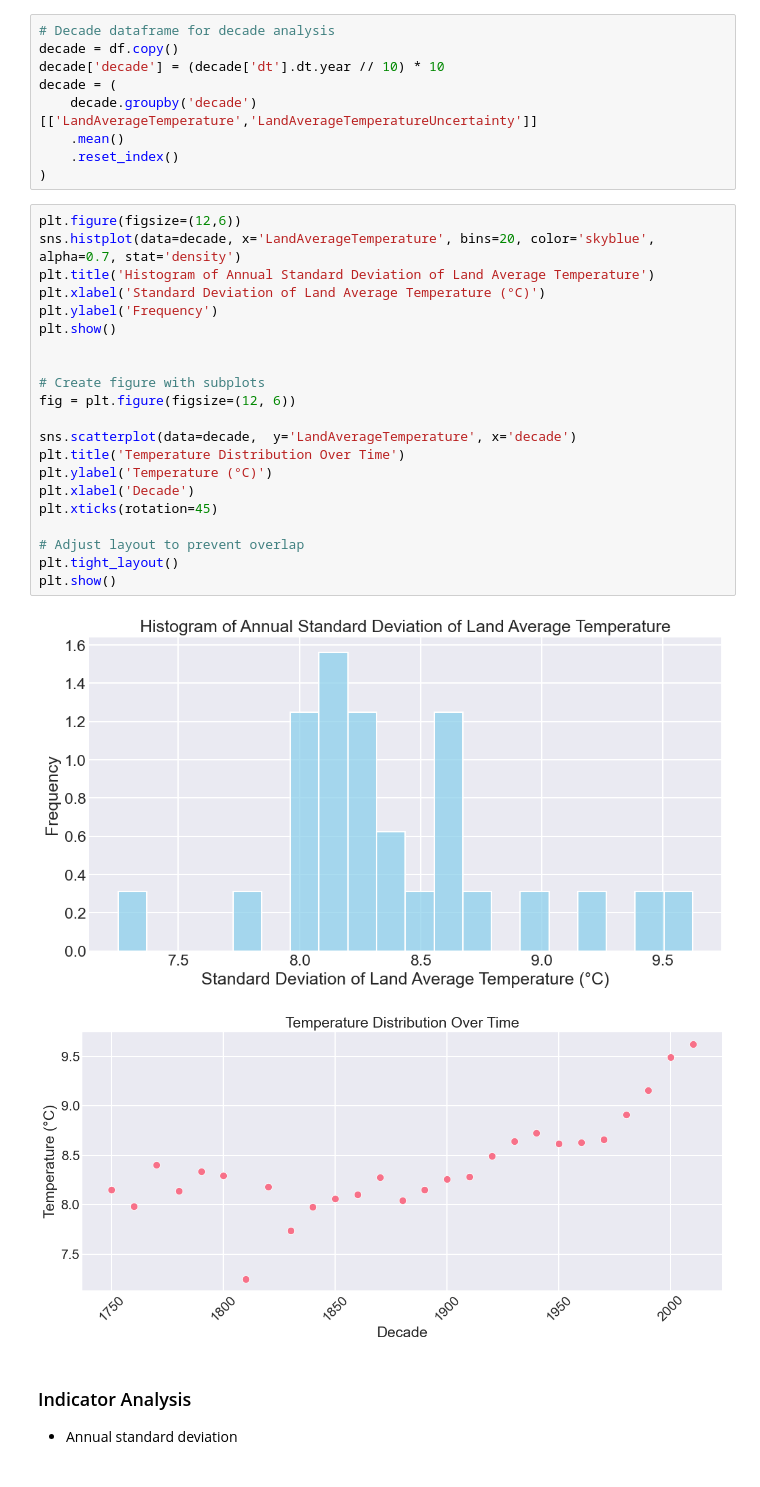
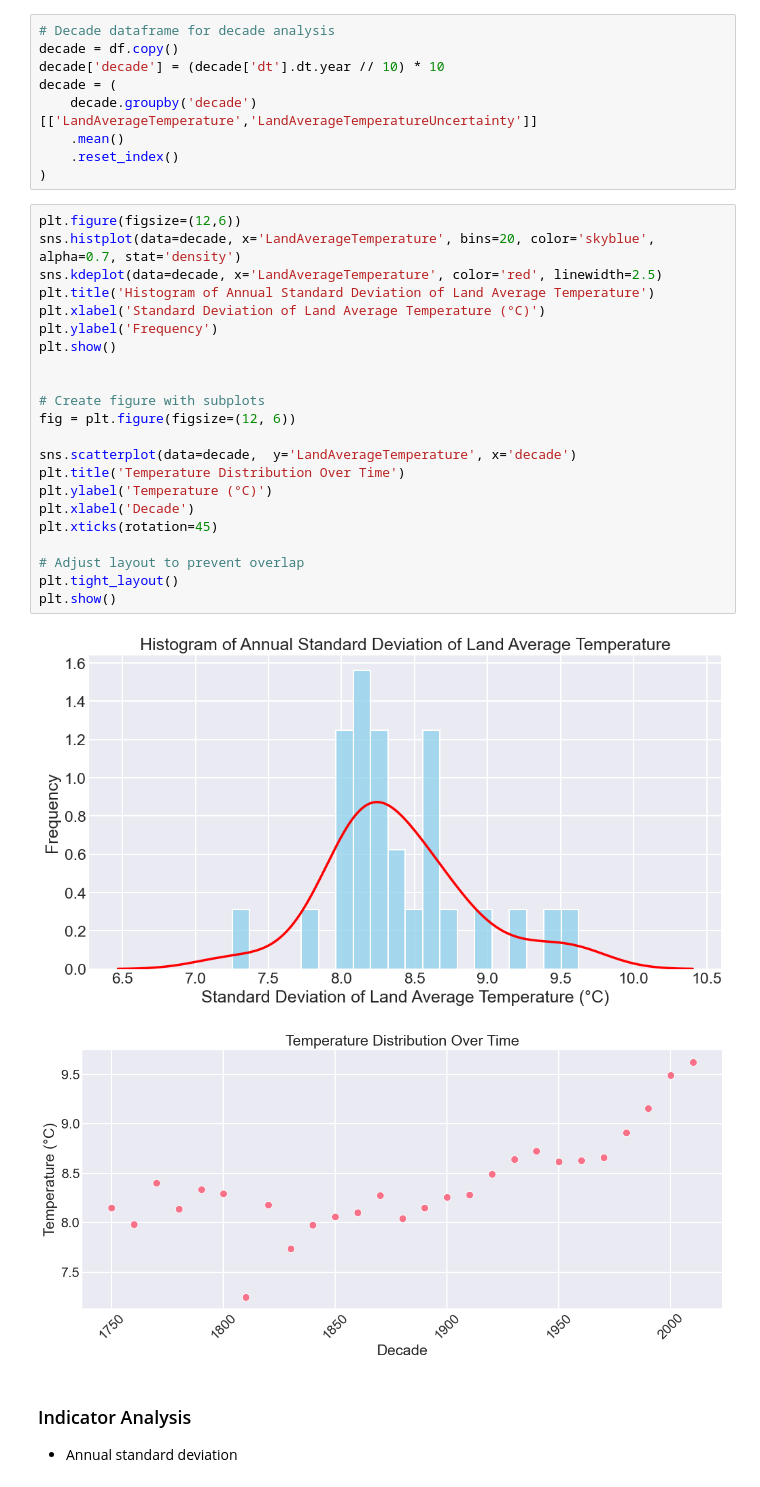
Before and after one commit to OloruntobiOlutola/Applied-Project, a Jupyter notebook: notebooks/app.ipynb, the cells around one changed output. Cells and saved outputs as stored; diff of their text form.

```diff
--- a/notebooks/app.ipynb
+++ b/notebooks/app.ipynb
@@ -241,26 +241,27 @@ decade = (
 # %%
 plt.figure(figsize=(12,6))
 sns.histplot(data=decade, x='LandAverageTemperature', bins=20, color='skyblue', alpha=0.7, stat='density')
+sns.kdeplot(data=decade, x='LandAverageTemperature', color='red', linewidth=2.5)
 plt.title('Histogram of Annual Standard Deviation of Land Average Temperature')
 plt.xlabel('Standard Deviation of Land Average Temperature (°C)')
 plt.ylabel('Frequency')
 plt.show()
 
 
 # Create figure with subplots
 fig = plt.figure(figsize=(12, 6))
 
 sns.scatterplot(data=decade,  y='LandAverageTemperature', x='decade')
 plt.title('Temperature Distribution Over Time')
 plt.ylabel('Temperature (°C)')
 plt.xlabel('Decade')
 plt.xticks(rotation=45)
 
 # Adjust layout to prevent overlap
 plt.tight_layout()
 plt.show()
 # %% [output]
-[figure, old version]
+[figure, new version]
 [figure]
 # %% [markdown]
 ### Indicator Analysis
```
Also changed, not shown: parts of 6 cells of this notebook.
